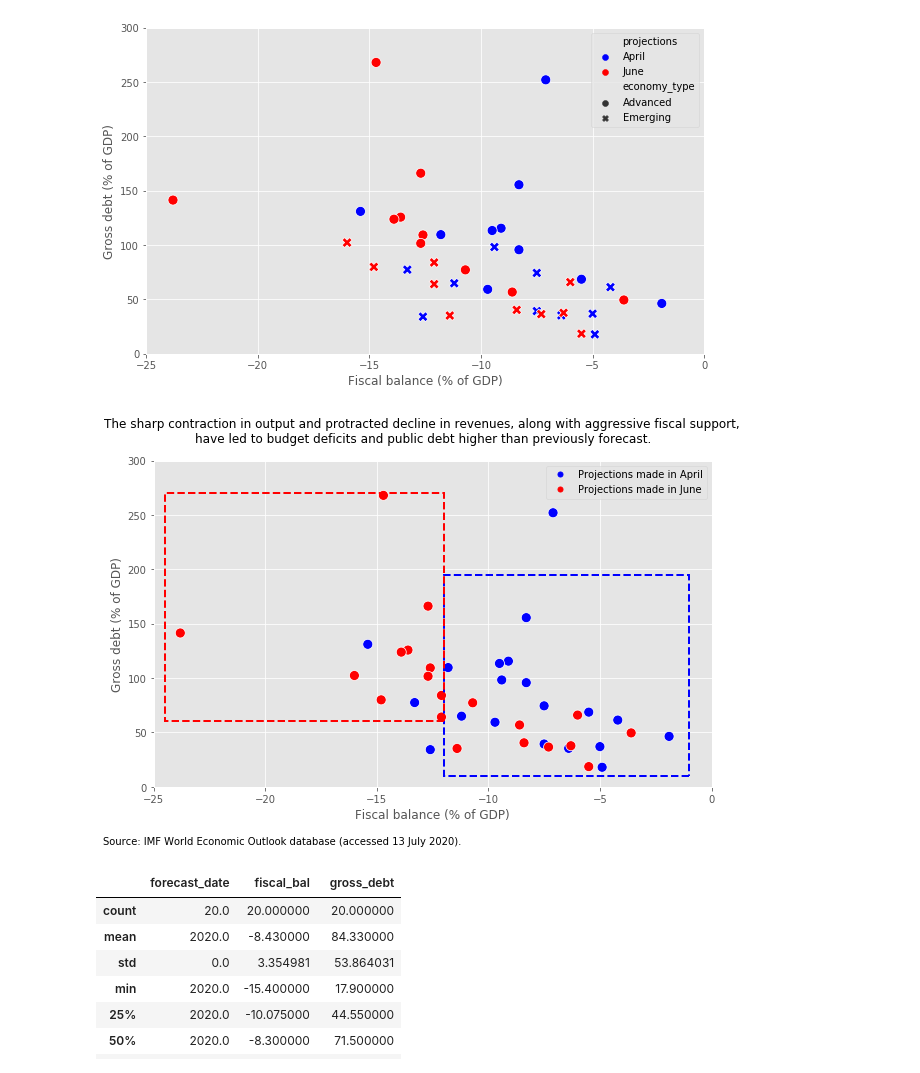
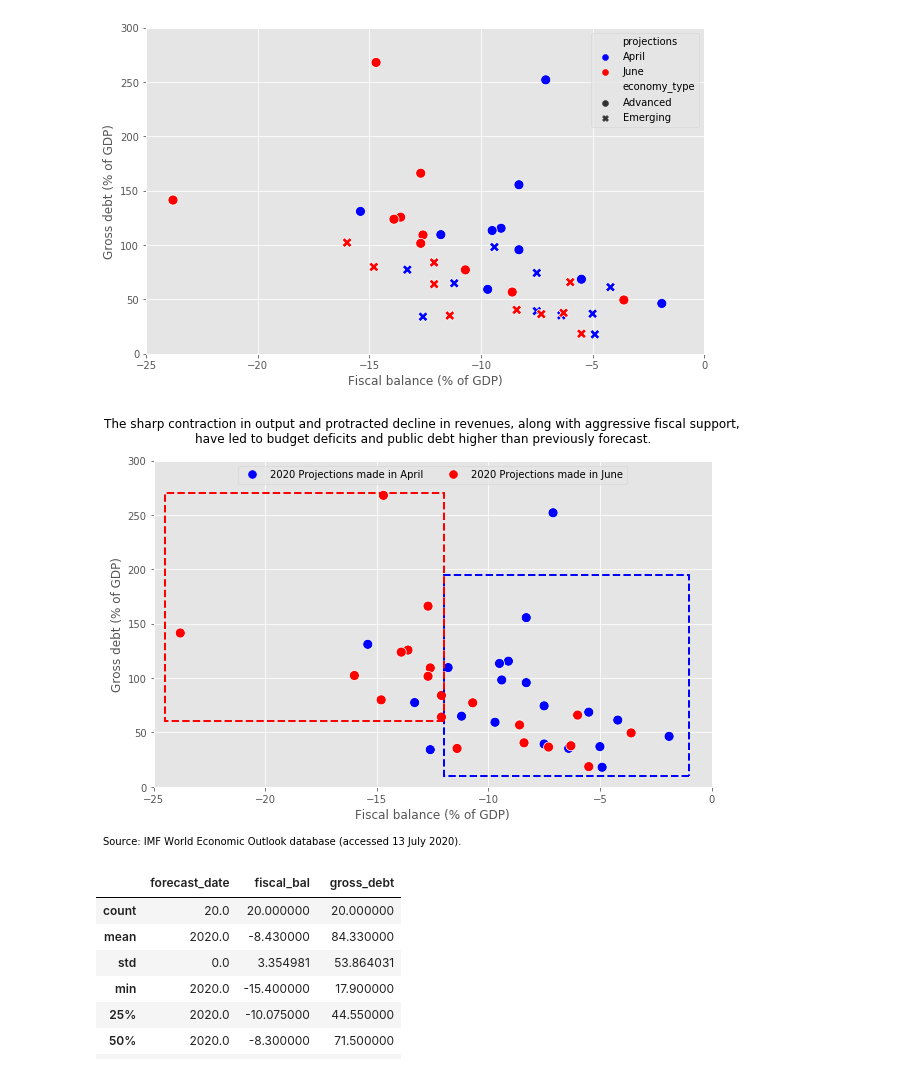
Before and after one commit to jessonpagaduan/IMFWEO-covid19, a Jupyter notebook: imf-weo-data.ipynb, the cells around one changed output. Drawn from its saved outputs; the diff is of its cells as text; code cells hidden in the pictures.

```diff
--- a/imf-weo-data.ipynb
+++ b/imf-weo-data.ipynb
@@ -459,27 +459,28 @@ plt.show()
 # %%
 from matplotlib.patches import Rectangle
 fig, ax = plt.subplots(figsize=(10, 6))
 ax = sns.scatterplot(x='fiscal_bal', y='gross_debt', hue='projections',
                      data=data_2020, palette=['blue', 'red'],
                      s=100)
 ax.set(ylabel='Gross debt (% of GDP)', xlabel='Fiscal balance (% of GDP)',
        xlim=(-25, 0), ylim=(0, 300))
 ax.add_patch(Rectangle((-1, 10), -11, 185,
                         fc ='None', ec ='b', lw = 2, ls='--'))
 ax.add_patch(Rectangle((-12, 60), -12.5, 210,
                         fc ='None', ec ='r', lw = 2, ls='--'))
 
 from matplotlib.lines import Line2D
-custom = [Line2D([], [], marker='.', color='b', linestyle='None', markersize=10),
-          Line2D([], [], marker='.', color='r', linestyle='None', markersize=10)]
-plt.legend(custom, ['Projections made in April', 'Projections made in June'], loc='upper right')
+custom = [Line2D([], [], marker='.', color='b', linestyle='None', markersize=15),
+          Line2D([], [], marker='.', color='r', linestyle='None', markersize=15)]
+plt.legend(custom, ['2020 Projections made in April', '2020 Projections made in June'],
+           ncol=2, loc='upper center')
 fig.suptitle('The sharp contraction in output and protracted decline in revenues, \
 along with aggressive fiscal support, \nhave led to budget deficits and public debt higher than previously forecast.')
 plt.annotate('Source: IMF World Economic Outlook database (accessed 13 July 2020).',
              xy=(-0.09, -0.15), xycoords='axes fraction', textcoords='offset points', va='top')
 plt.show()
 # %% [output]
-[figure, old version]
+[figure, new version]
 # %%
 data_2020[data_2020.projections=='April'].describe()
 # %% [output]
```
